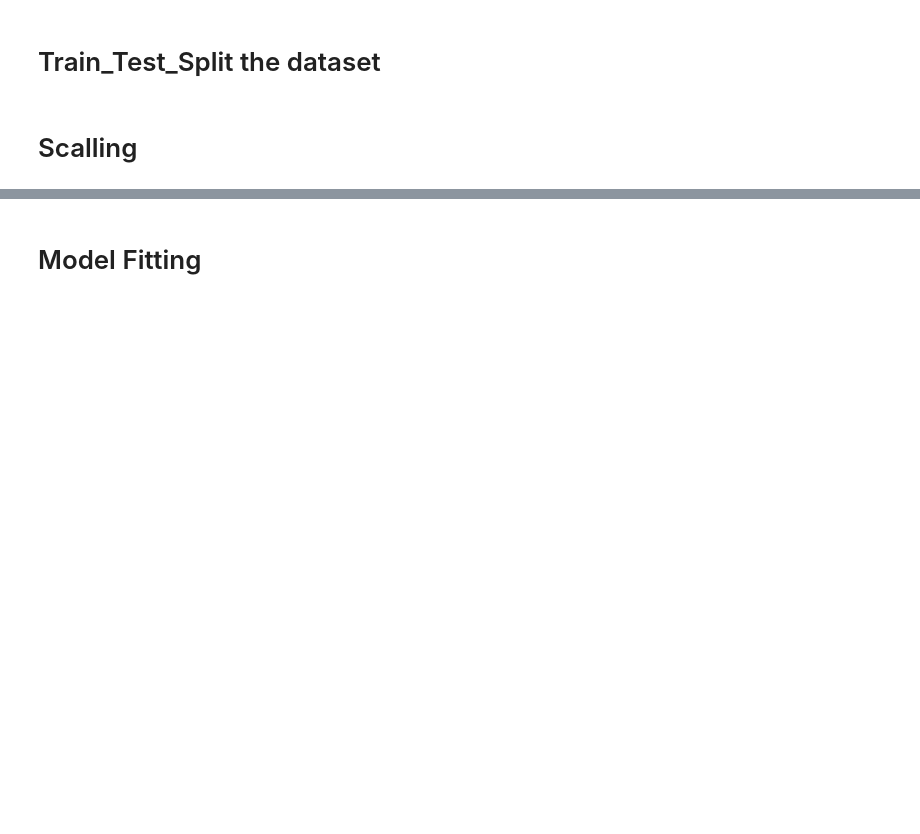
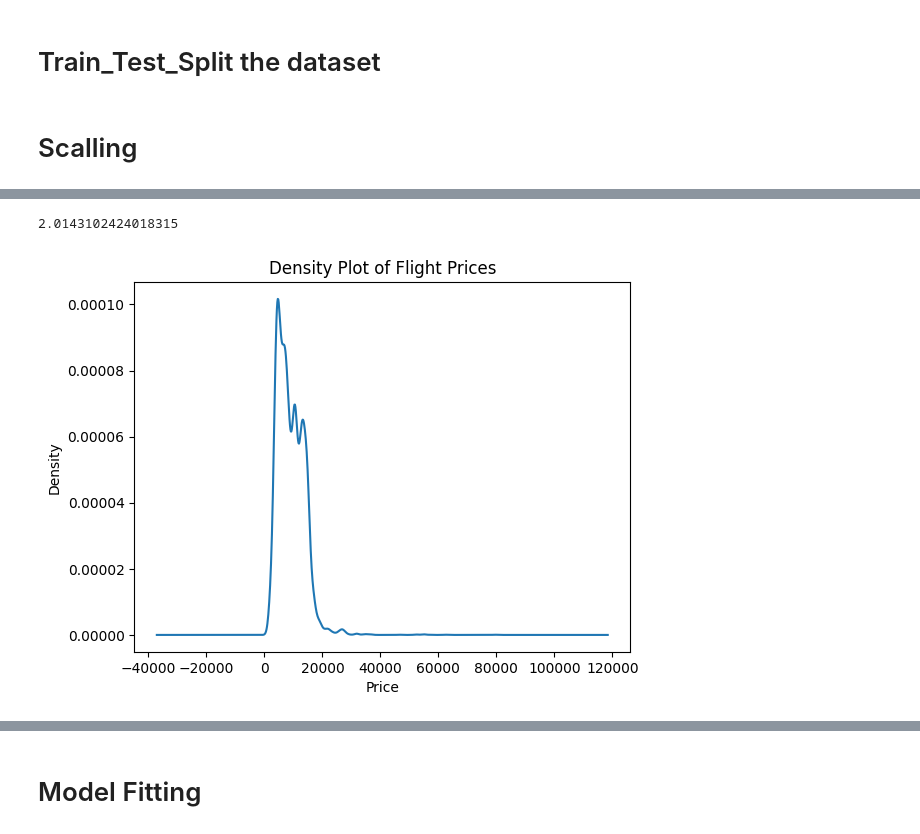
Before and after one commit to Komal-Mandal/AirFair_Vista, a Jupyter notebook: Flightprice.ipynb, the cells around one changed output, grey strips where cells are left out. Saved outputs shown, nothing was run; the diff lists cells and outputs as text; code cells hidden in the pictures; blank space fills up the shorter version.

```diff
--- a/Flightprice.ipynb
+++ b/Flightprice.ipynb
@@ -687,3 +691,16 @@ X_train = scaler.fit_transform(X_train)
 
 # Transform test data
 X_test = scaler.transform(X_test)
+# %%
+# The skewness value indicates that the target variable (Price) is not normally distributed and is highly skewed.
+print(y_train.skew())
+# %% [output]
+2.0143102424018315
+# %%
+plt.figure()
+y_train.plot(kind='density')
+plt.title("Density Plot of Flight Prices")
+plt.xlabel("Price")
+plt.show()
+# %% [output]
+[figure, added]
```
Also changed, not shown: parts of 15 cells of this notebook, 10 other files.
